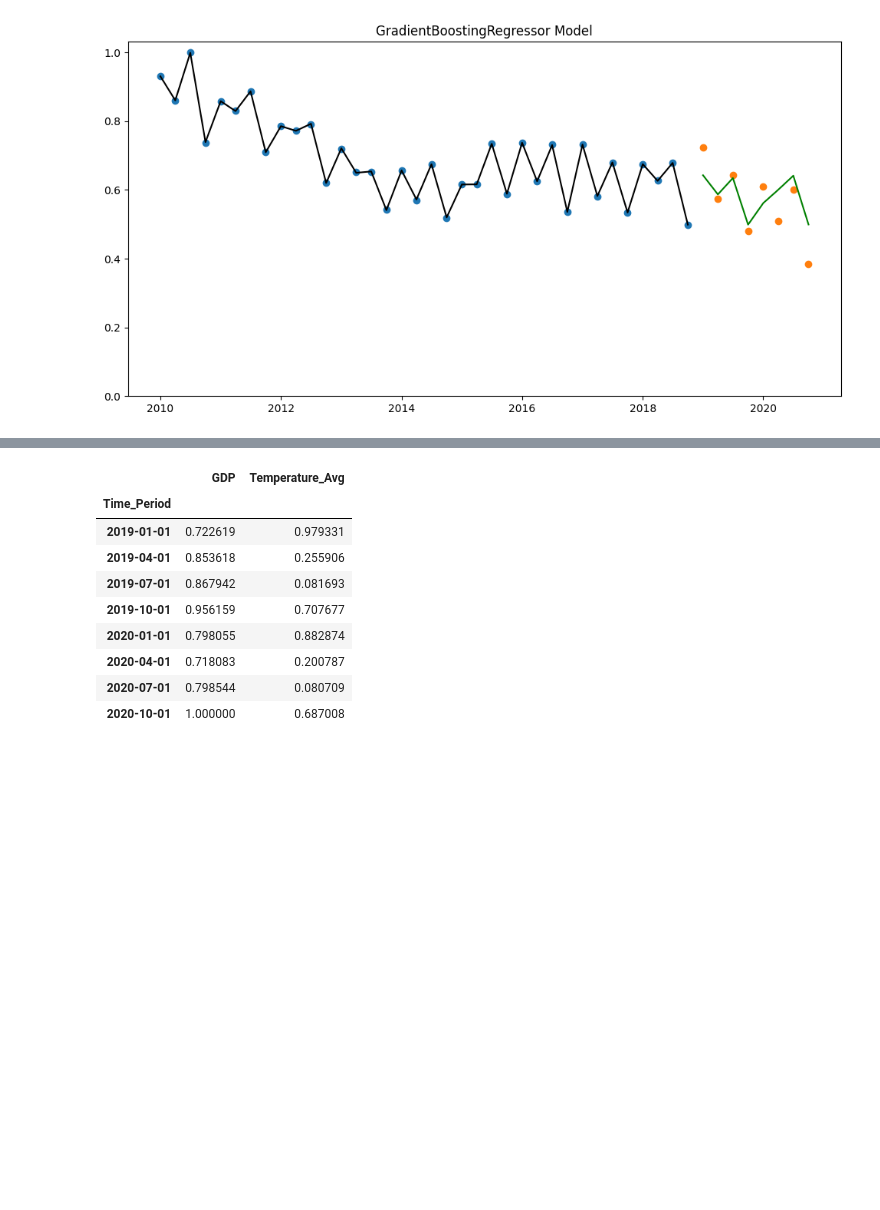
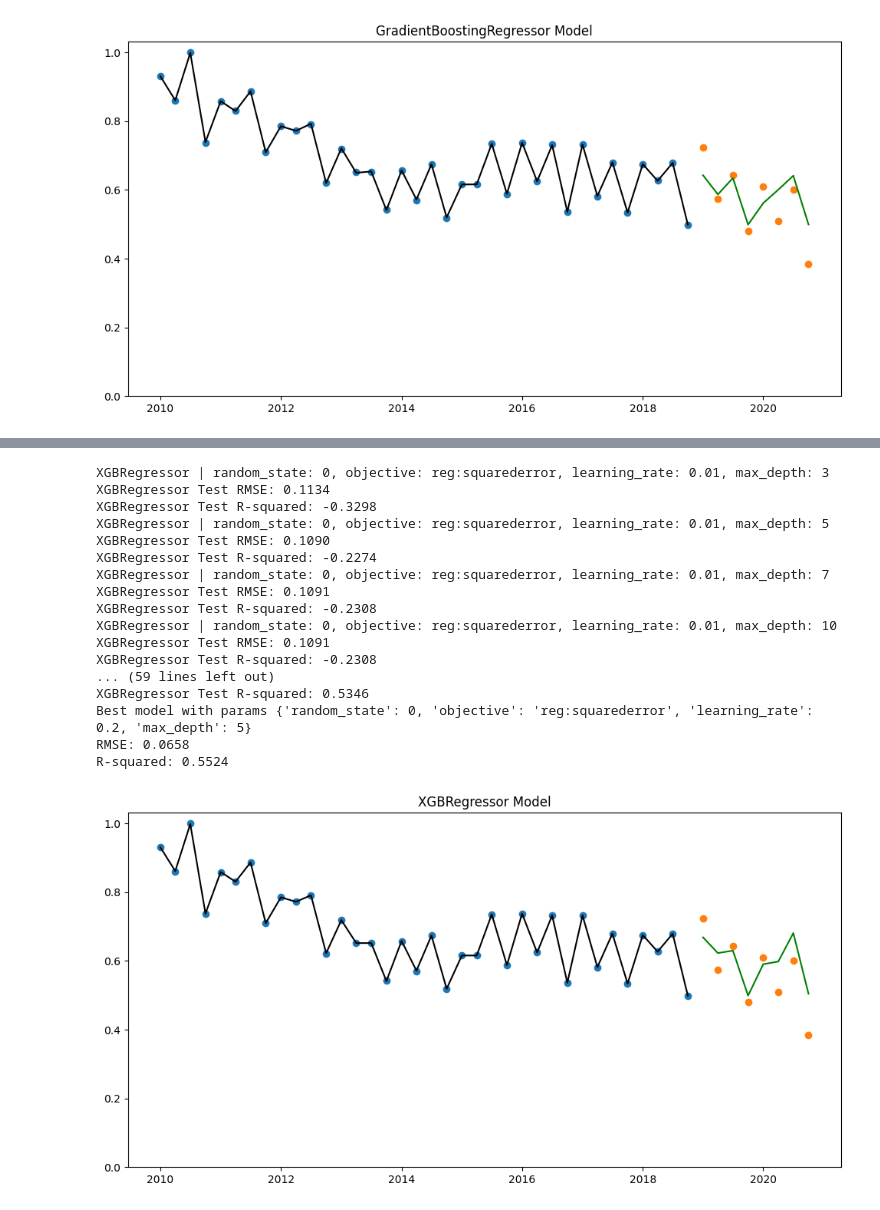
Before and after one commit to z5113296/ZZSC9020-Group-M, a Jupyter notebook: Modelling-AK.ipynb, the cells around one changed output, grey strips where cells are left out. Drawn from its saved outputs; the diff is of its cells as text; code cells hidden in the pictures; blank space fills up the shorter version.

```diff
--- a/Modelling-AK.ipynb
+++ b/Modelling-AK.ipynb
@@ -270,7 +285,7 @@ XGBRegressor Test R-squared: 0.5543
 # %%
 import itertools
 def find_best_model(model_class, params):
-    min_rmse, best_model = None, None
+    min_rmse, best_model, best_param_set, best_r2 = None, None, None, None
     for param_set in itertools.product(*params.values()):
         kw_args = dict(zip(params.keys(), param_set))
         print(f'{model_class.__name__} | ' + ', '.join([f'{k}: {v}' for k, v in kw_args.items()]))
@@ -278,7 +293,10 @@ def find_best_model(model_class, params):
         out_model, rmse, r2 = train_model(model)
         if min_rmse is None or rmse < min_rmse:
             min_rmse = rmse
+            best_r2 = r2
             best_model = out_model
+            best_param_set = kw_args
+    print(f'Best model with params {best_param_set}\nRMSE: {min_rmse:0.4f}\nR-squared: {best_r2:0.4f}')
     return best_model
 
 
@@ -288,9 +306,7 @@ X_train, y_train, X_test, y_test = test_split(features=['GDP', 'Population', 'Te
 #     model = train_model(model)
 
 model = find_best_model(GradientBoostingRegressor,
-                {'random_state': [0, 7, 9, 11]})
-
-model
+                    {'random_state': [0, 7, 9, 11, 13, 15, 17, 19, 21, 23, 25]})
 # %% [output]
 GradientBoostingRegressor | random_state: 0
 GradientBoostingRegressor Test RMSE: 0.0647
@@ -378,14 +401,29 @@ XGBRegressor Test R-squared: 0.5543
 [figure]
-# %%
-X_test
-# %% [output]
-|  | GDP | Temperature_Avg |
-| Time_Period |  |  |
-| 2019-01-01 | 0.722619 | 0.979331 |
-| 2019-04-01 | 0.853618 | 0.255906 |
-| 2019-07-01 | 0.867942 | 0.081693 |
-| 2019-10-01 | 0.956159 | 0.707677 |
-| 2020-01-01 | 0.798055 | 0.882874 |
-| 2020-04-01 | 0.718083 | 0.200787 |
-| 2020-07-01 | 0.798544 | 0.080709 |
-| 2020-10-01 | 1.000000 | 0.687008 |
+# %%
+X_train, y_train, X_test, y_test = test_split(features=['GDP', 'Population', 'Temperature_Avg', 'Renewables_Production'])
+model = find_best_model(XGBRegressor, {
+                'random_state': [0, 7],
+                'objective': ['reg:squarederror'],
+                'learning_rate': [0.01, 0.05, 0.2],
+                'max_depth': [3, 5, 7, 10]
+                })
+plot_full(model)
+# %% [output]
+XGBRegressor | random_state: 0, objective: reg:squarederror, learning_rate: 0.01, max_depth: 3
+XGBRegressor Test RMSE: 0.1134
+XGBRegressor Test R-squared: -0.3298
+XGBRegressor | random_state: 0, objective: reg:squarederror, learning_rate: 0.01, max_depth: 5
+XGBRegressor Test RMSE: 0.1090
+XGBRegressor Test R-squared: -0.2274
+XGBRegressor | random_state: 0, objective: reg:squarederror, learning_rate: 0.01, max_depth: 7
+XGBRegressor Test RMSE: 0.1091
+XGBRegressor Test R-squared: -0.2308
+XGBRegressor | random_state: 0, objective: reg:squarederror, learning_rate: 0.01, max_depth: 10
+XGBRegressor Test RMSE: 0.1091
+XGBRegressor Test R-squared: -0.2308
+... (59 lines left out)
+XGBRegressor Test R-squared: 0.5346
+Best model with params {'random_state': 0, 'objective': 'reg:squarederror', 'learning_rate': 0.2, 'max_depth': 5}
+RMSE: 0.0658
+R-squared: 0.5524
+[figure, added]
```
Also changed, not shown: parts of 17 cells of this notebook.
